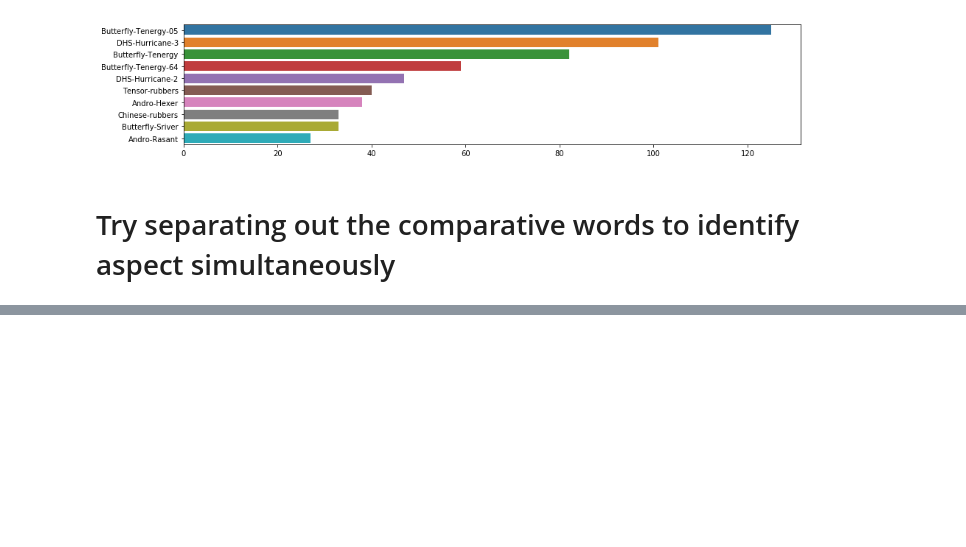
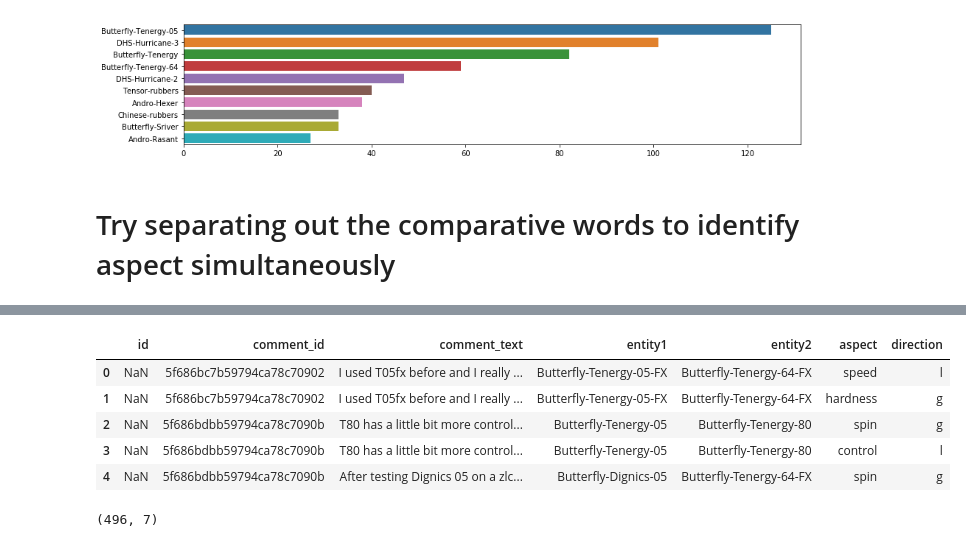
Before and after one commit to vionwinnie/ds4a-t15-tableTennis-product-review, a Jupyter notebook: EDA/layman_comparative_relation_identification.ipynb, the cells around one changed output, grey strips where cells are left out. Saved outputs shown, nothing was run; the diff lists cells and outputs as text; code cells hidden in the pictures; blank space fills up the shorter version.

```diff
--- a/EDA/layman_comparative_relation_identification.ipynb
+++ b/EDA/layman_comparative_relation_identification.ipynb
@@ -212,7 +212,7 @@ for ind, row in df_comp.iterrows():
         asp = find_aspects(row)[0]
         num_entity = len(set(row.entity))
         if num_entity > 0 and contains_rub(row.entity,'Tenergy'):
-            if num_entity == 2 & len(row.comparative_words) > 0:
+            if num_entity == 2 and len(row.comparative_words) > 0:
                 print_row_info(row, ind)
                 if row.entity_locs[0] < row.entity_locs[1]:
                     A = row.entity[0]
@@ -553,7 +553,7 @@ for ind, row in df_comp.iterrows():
         #asp = find_aspects(row)[0]
         num_entity = len(set(row.entity))
         if num_entity > 0:
-            if num_entity == 2 & len(row.comparative_words) > 0:
+            if num_entity == 2 and len(row.comparative_words) > 0:
                 print_row_info(row, ind)
                 print('  thread title: {0}'.format(sub_and_find_rubbers(row.thread_title)[0]))
                 for w,l,a in zip(row.comparative,row.comparative_word_begin_idx,row.comparative_aspects):
@@ -582,0 +901,28 @@ for ind, row in df_comp.iterrows():
+# %%
+# output to csv
+df_output = pd.DataFrame(columns=['id','comment_id','comment_text','entity1','entity2','aspect','direction'])
+for ind, row in df_comp.iterrows():
+    num_entity = len(set(row.entity))
+    if num_entity == 2 and len(row.comparative_words)> 0:
+        print_row_info(row, ind)
+        for w,l,a in zip(row.comparative,row.comparative_word_begin_idx,row.comparative_aspects):
+            ent_ind = find_immed_preceding(row.entity_locs,l)
+            if ent_ind > -1:
+                entities = [row.entity[ent_ind],find_other_ent(row.entity,row.entity[ent_ind])]
+                print('  almighty comparison: {0} -- {1} -- {2} -- {3}'
+                      .format(a,entities[0],w,entities[1]))
+
+                alph_small_entity = min(entities[0],entities[1])
+                if entities[0] == alph_small_entity:
+                    entry = {'comment_id':row.id,'comment_text':row.reply_split,\
+                            'entity1':entities[0], 'entity2':entities[1], 'aspect':a, 'direction':w[0]}
+                else:
+                    if w == 'greater':
+                        w2 = 'less'
+                    elif w == 'less':
+                        w2 = 'greater'
+                    elif w == 'equal':
+                        w2 = 'equal'
+                    entry = {'comment_id':row.id,'comment_text':row.reply_split,\
+                            'entity1':entities[1], 'entity2':entities[0], 'aspect':a, 'direction':w2[0]}
+                df_output = df_output.append(entry, ignore_index=True)
@@ -582,0 +947,13 @@ for ind, row in df_comp.iterrows():
+# %%
+df_output.head()
+# %% [output]
+|  | id | comment_id | comment_text | entity1 | entity2 | aspect | direction |
+| 0 | NaN | 5f686bc7b59794ca78c70902 | I used T05fx before and I really ... | Butterfly-Tenergy-05-FX | Butterfly-Tenergy-64-FX | speed | l |
+| 1 | NaN | 5f686bc7b59794ca78c70902 | I used T05fx before and I really ... | Butterfly-Tenergy-05-FX | Butterfly-Tenergy-64-FX | hardness | g |
+| 2 | NaN | 5f686bdbb59794ca78c7090b | T80 has a little bit more control... | Butterfly-Tenergy-05 | Butterfly-Tenergy-80 | spin | g |
+| 3 | NaN | 5f686bdbb59794ca78c7090b | T80 has a little bit more control... | Butterfly-Tenergy-05 | Butterfly-Tenergy-80 | control | l |
+| 4 | NaN | 5f686bdbb59794ca78c7090b | After testing Dignics 05 on a zlc... | Butterfly-Dignics-05 | Butterfly-Tenergy-64-FX | spin | g |
+# %%
+df_output.shape
+# %% [output]
+(496, 7)
```
Also changed, not shown: parts of 11 cells of this notebook, 4 other files.
